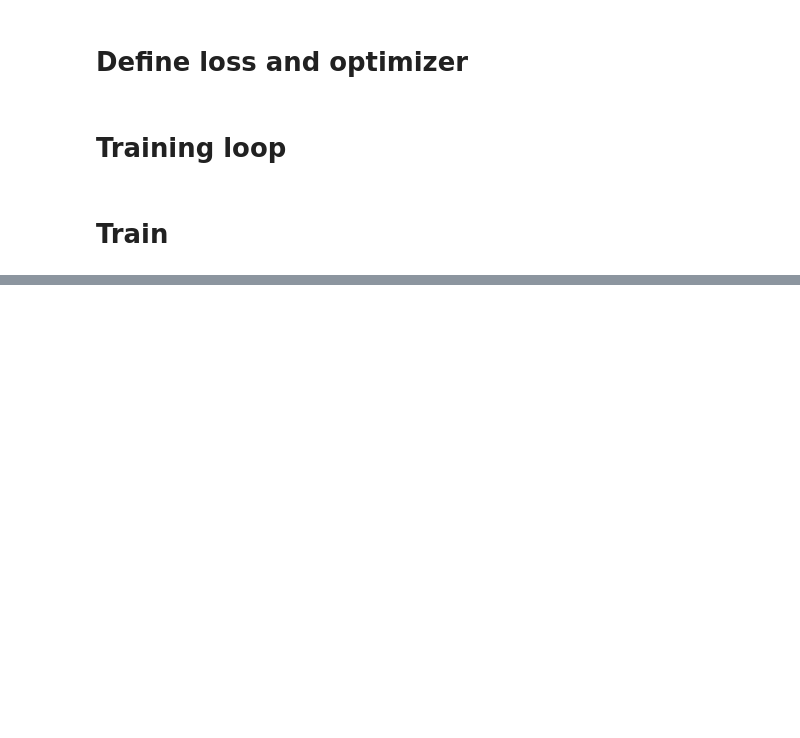
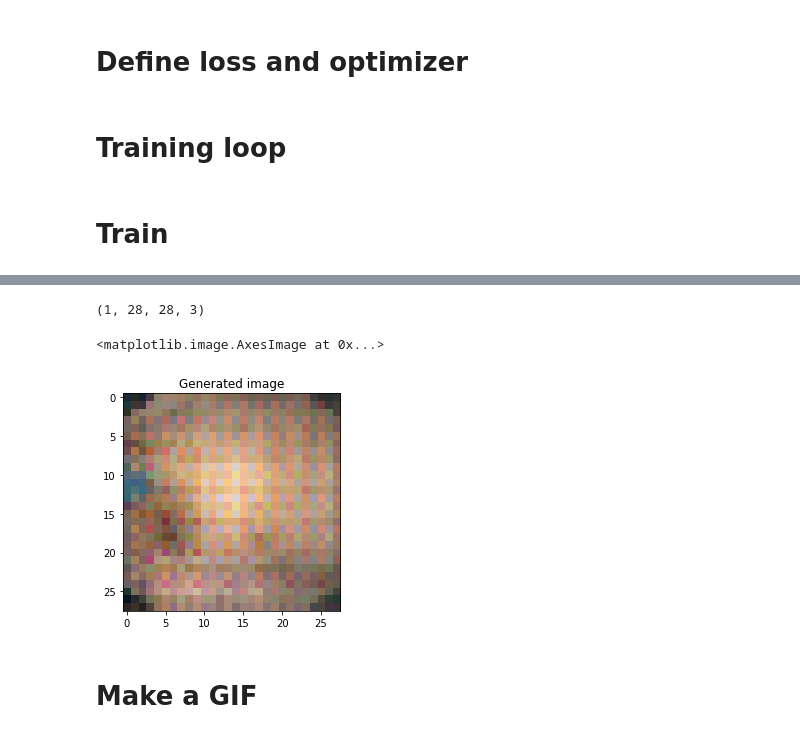
Before and after one commit to pierreelliott/kidney_stone_classification, a Jupyter notebook: training/DCGAN.ipynb, the cells around one changed output, grey strips where cells are left out. Cells and saved outputs as stored; diff of their text form; code cells hidden in the pictures; blank space fills up the shorter version.

Commit message:
Training + gif in color

```diff
--- a/training/DCGAN.ipynb
+++ b/training/DCGAN.ipynb
@@ -248,0 +252,21 @@ train(train_dataset, EPOCHS)
+# %%
+noise = tf.random.uniform([1, 100])
+generated_image = generator(noise, training=False)
+print(generated_image.shape)
+
+# plt.figure()
+# plt.title("Random noise")
+# plt.imshow(np.random.rand(28, 28), cmap='gray')
+
+image = generated_image[0]
+mn = np.min(image)
+mx = np.max(image)
+plt.figure()
+plt.title("Generated image")
+plt.imshow(np.uint8((image - mn)*255/(mx - mn)))
+# %% [output]
+(1, 28, 28, 3)
+<matplotlib.image.AxesImage at 0x...>
+[figure, added]
+# %% [markdown]
+# Make a GIF
```
Also changed, not shown: parts of 8 cells of this notebook, 2 other files.
